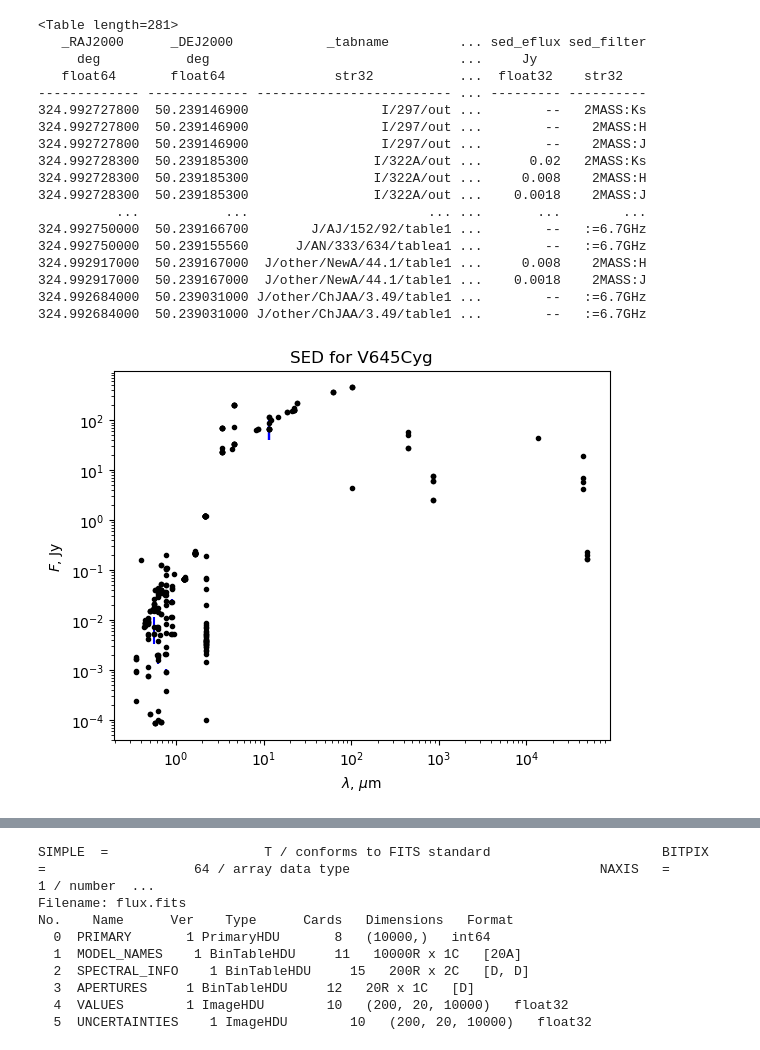
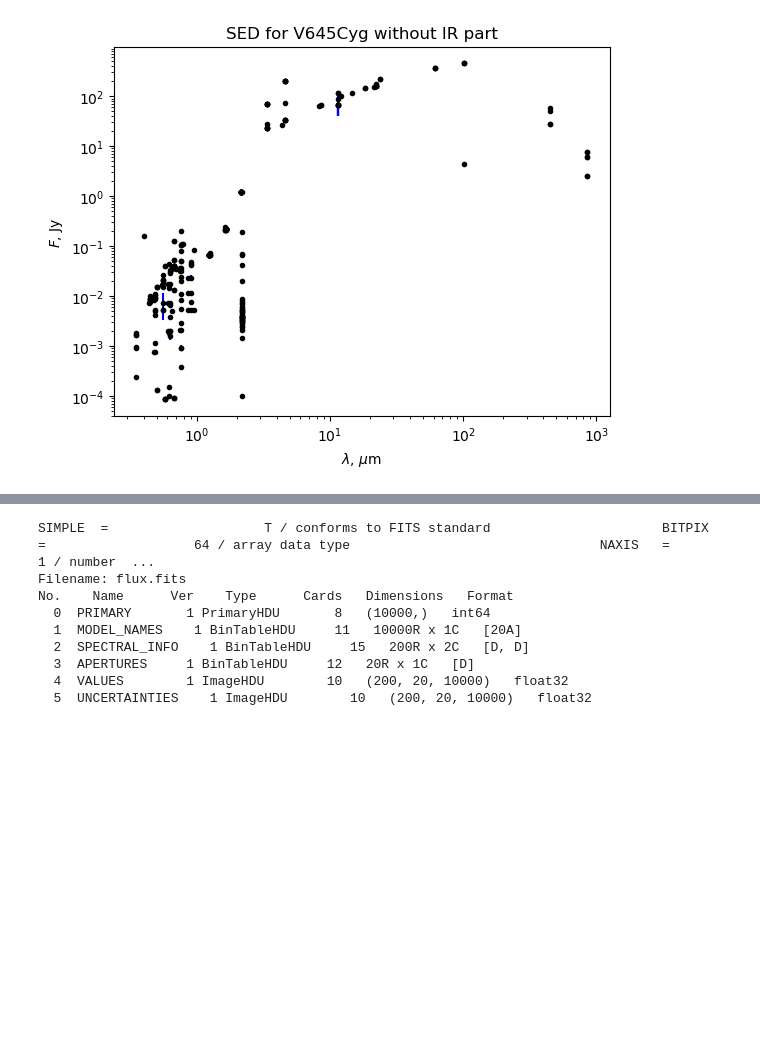
Before and after one commit to AstroTaffer/MEN-681301-OAM, a Jupyter notebook: project_00.ipynb, the cells around one changed output, grey strips where cells are left out. Cells and saved outputs as stored; diff of their text form; code cells hidden in the pictures; blank space fills up the shorter version.

```diff
--- a/project_00.ipynb
+++ b/project_00.ipynb
@@ -1,54 +1,48 @@
 # %%
 from astropy.table import Table
 import matplotlib.pyplot as plt
 import numpy as np
 import pprint
 import copy
 
 radius=5
 target="V645Cyg"
 sed=Table.read(f"https://vizier.cds.unistra.fr/viz-bin/sed?-c={target}&-c.rs={radius}")
 pp=pprint.PrettyPrinter(depth=20)
-pp.pprint(sed)
+#pp.pprint(sed)
+
+
 
 x=299792.458/sed["sed_freq"]
 
-x_copy=copy.deepcopy(x)
-y_copy=copy.deepcopy(sed["sed_flux"])
-filter_copy=copy.deepcopy(sed["sed_filter"])
-error_copy=copy.deepcopy(sed["sed_eflux"])
+mask = x <= 1e3
+
+idx=np.where(x <= 1e3)[0]
+
+x1 = x[idx]
+
+y1=sed["sed_flux"][idx]
+error1=sed["sed_eflux"][idx]
+filter1=sed["sed_filter"][idx]
+
+x_copy=copy.deepcopy(x1)
+y_copy=copy.deepcopy(y1)
+filter_copy=copy.deepcopy(filter1)
+error_copy=copy.deepcopy(error1)
 
 
 fig, ax = plt.subplots()
 ax.set_xlabel('$\lambda$, $\mu$m')
 ax.set_ylabel('$F$, Jy')
 ax.set_xscale('log')
 ax.set_yscale('log')
-ax.errorbar(x, sed["sed_flux"], yerr=sed["sed_eflux"], fmt='.', color='black', ecolor='b')
-plt.title('SED for'+' '+target)
+ax.errorbar(x1, y1, yerr=error1, fmt='.', color='black', ecolor='b')
+plt.title('SED for'+' '+target+' without IR part')
 plt.savefig('sed_nofill.png',dpi=300)
 plt.show()
 plt.close()
 # %% [output]
-<Table length=281>
-   _RAJ2000      _DEJ2000            _tabname         ... sed_eflux sed_filter
-     deg           deg                                ...     Jy
-   float64       float64              str32           ...  float32    str32
-------------- ------------- ------------------------- ... --------- ----------
-324.992727800  50.239146900                 I/297/out ...        --   2MASS:Ks
-324.992727800  50.239146900                 I/297/out ...        --    2MASS:H
-324.992727800  50.239146900                 I/297/out ...        --    2MASS:J
-324.992728300  50.239185300                I/322A/out ...      0.02   2MASS:Ks
-324.992728300  50.239185300                I/322A/out ...     0.008    2MASS:H
-324.992728300  50.239185300                I/322A/out ...    0.0018    2MASS:J
-          ...           ...                       ... ...       ...        ...
-324.992750000  50.239166700        J/AJ/152/92/table1 ...        --   :=6.7GHz
-324.992750000  50.239155560      J/AN/333/634/tablea1 ...        --   :=6.7GHz
-324.992917000  50.239167000  J/other/NewA/44.1/table1 ...     0.008    2MASS:H
-324.992917000  50.239167000  J/other/NewA/44.1/table1 ...    0.0018    2MASS:J
-324.992684000  50.239031000 J/other/ChJAA/3.49/table1 ...        --   :=6.7GHz
-324.992684000  50.239031000 J/other/ChJAA/3.49/table1 ...        --   :=6.7GHz
-[figure, old version]
+[figure, new version]
 # %%
 filters_to_exclude = ['Gaia:G','IRAS:100',
     'GALEX:FUV',
```
Also changed, not shown: parts of 5 cells of this notebook.
